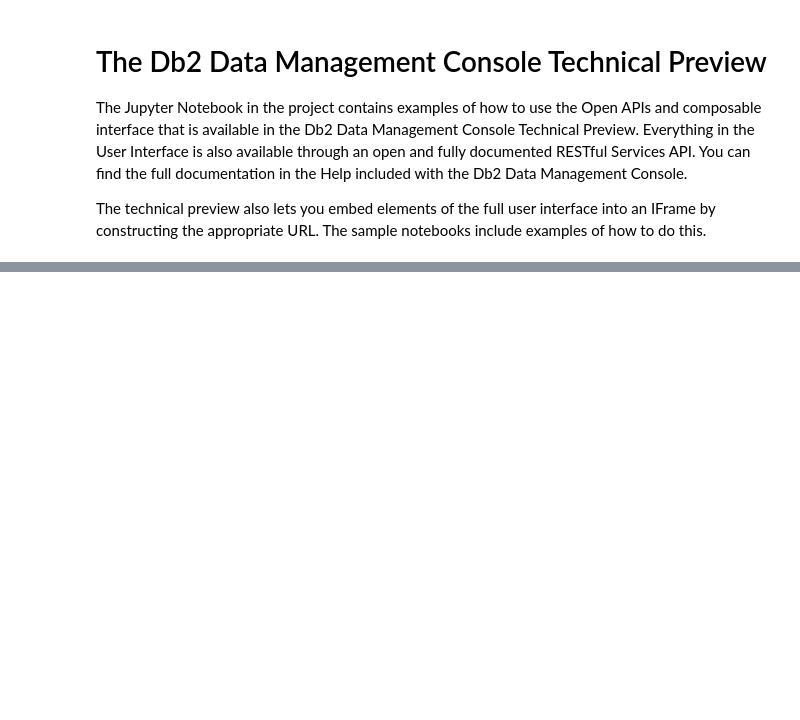
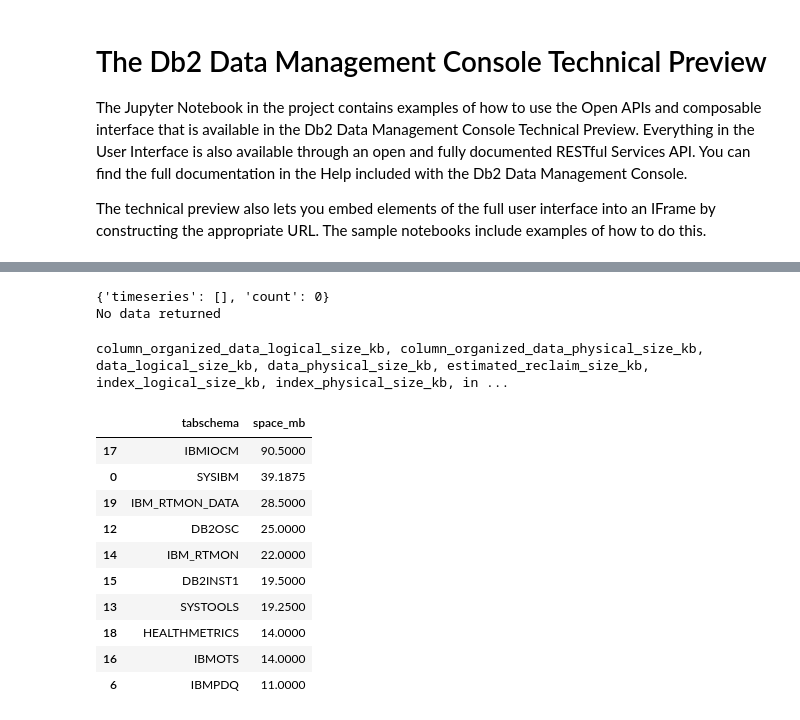
Before and after one commit to DB2-Samples/Db2DataManagementConsole, a Jupyter notebook: Db2DataManagementConsoleTechnicalPreview.ipynb, the cells around one changed output, grey strips where cells are left out. Cells and saved outputs as stored; diff of their text form; code cells hidden in the pictures; blank space fills up the shorter version.

```diff
--- a/Db2DataManagementConsoleTechnicalPreview.ipynb
+++ b/Db2DataManagementConsoleTechnicalPreview.ipynb
@@ -305,12 +357,15 @@ IFrame(database+'/console/?mode=compact#monitor/wlm_workload_summary', width=140
 IFrame(database+'/console/?mode=compact#monitor/storage', width=1400, height=480)
 # %%
 # Retrieve the storage size for the Historical Data Repostory stored in IBMCONSOLE schema.
+# If this doesn't run against the repository database you will get a zero result set
 # List the last 10 data points
 # Graph the history of the storage usage
 tabSchema = 'IBMCONSOLE'
+OneWeekStartTime = endTime - oneWeek
 r = databaseAPI.getSchemaSize(0, endTime, tabSchema)
 if (databaseAPI.getStatusCode(r)==200):
     json = databaseAPI.getJSON(r)
+    print(json)
     if json['count'] > 0:
         df = pd.DataFrame(json_normalize(json['timeseries']))
         print('Columns')
@@ -323,21 +378,38 @@ if (databaseAPI.getStatusCode(r)==200):
         print('No data returned')
 else:
     print(databaseAPI.getStatusCode(r))
+# %% [output]
+{'timeseries': [], 'count': 0}
+No data returned
 # %%
 # List storage used by schema
 # Display the top ten schemas
 r = databaseAPI.getTableStorageBySchema()
 if (databaseAPI.getStatusCode(r)==200):
     json = databaseAPI.getJSON(r)
     if json['count'] > 0:
         df = pd.DataFrame(json_normalize(json['resources']))
+        print(', '.join(list(df)))
         df['space_mb'] = df['data_physical_size_kb'].apply(lambda x: x / 1024)
         df = df.sort_values(by='data_physical_size_kb', ascending=False)
-        display(df[['schema','space_mb']].head(10))
+        display(df[['tabschema','space_mb']].head(10))
     else:
         print('No data returned')
 else:
     print("RC: "+str(databaseAPI.getStatusCode(r)))
+# %% [output]
+column_organized_data_logical_size_kb, column_organized_data_physical_size_kb, data_logical_size_kb, data_physical_size_kb, estimated_reclaim_size_kb, index_logical_size_kb, index_physical_size_kb, in ...
+|  | tabschema | space_mb |
+| 17 | IBMIOCM | 90.5000 |
+| 0 | SYSIBM | 39.1875 |
+| 19 | IBM_RTMON_DATA | 28.5000 |
+| 12 | DB2OSC | 25.0000 |
+| 14 | IBM_RTMON | 22.0000 |
+| 15 | DB2INST1 | 19.5000 |
+| 13 | SYSTOOLS | 19.2500 |
+| 18 | HEALTHMETRICS | 14.0000 |
+| 16 | IBMOTS | 14.0000 |
+| 6 | IBMPDQ | 11.0000 |
 # %%
 # List any open alerts using part of the Console Interface
 IFrame(database+'/console/?mode=compact#monitor/notification'+profileURL, width=1400, height=480)
```
Also changed, not shown: parts of 13 cells of this notebook.
